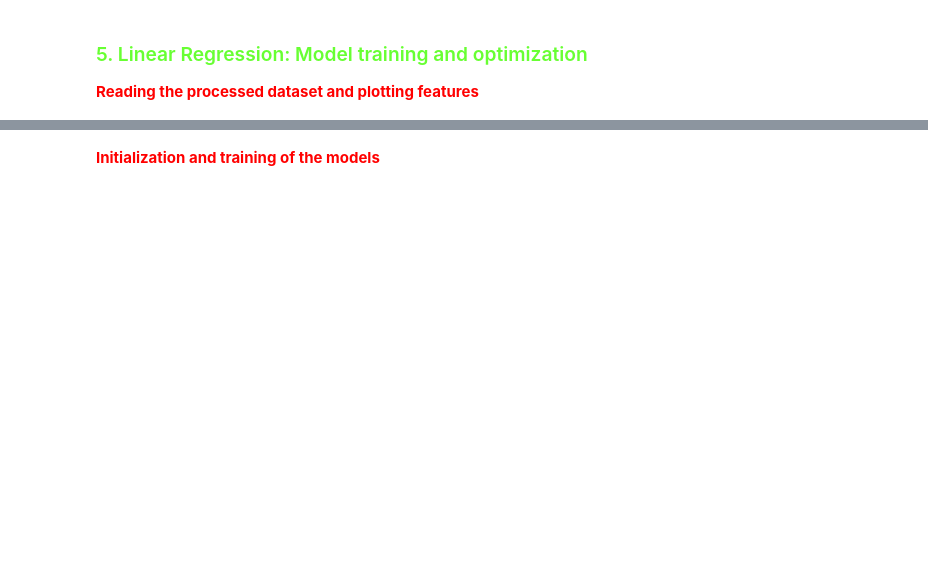
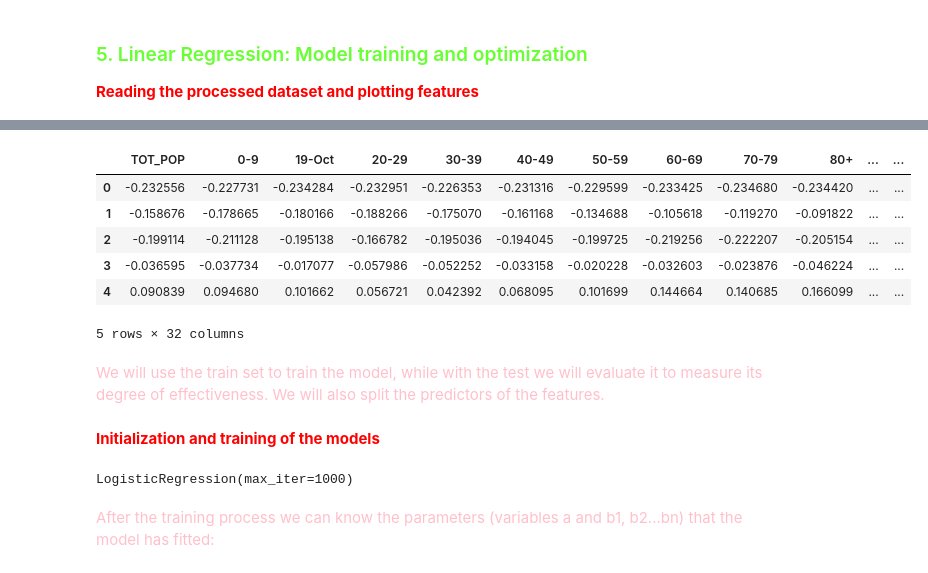
Before and after one commit to dorianDraper/Regularized-Linear-model, a Jupyter notebook: src/explore.ipynb, the cells around one changed output, grey strips where cells are left out. Saved outputs shown, nothing was run; the diff lists cells and outputs as text; code cells hidden in the pictures; blank space fills up the shorter version.

```diff
--- a/src/explore.ipynb
+++ b/src/explore.ipynb
@@ -32,0 +136,14 @@
+# %%
+train_data = pd.read_csv('C:/Users/Jorge Payà/Desktop/4Geeks/DSML Bootcamp/Projects/Regularized-Linear-model/data/processed/clean_train.csv')
+test_data = pd.read_csv('C:/Users/Jorge Payà/Desktop/4Geeks/DSML Bootcamp/Projects/Regularized-Linear-model/data/processed/clean_test.csv')
+train_data.head()
+# %% [output]
+|  | TOT_POP | 0-9 | 19-Oct | 20-29 | 30-39 | 40-49 | 50-59 | 60-69 | 70-79 | 80+ | ... | ... |
+| 0 | -0.232556 | -0.227731 | -0.234284 | -0.232951 | -0.226353 | -0.231316 | -0.229599 | -0.233425 | -0.234680 | -0.234420 | ... | ... |
+| 1 | -0.158676 | -0.178665 | -0.180166 | -0.188266 | -0.175070 | -0.161168 | -0.134688 | -0.105618 | -0.119270 | -0.091822 | ... | ... |
+| 2 | -0.199114 | -0.211128 | -0.195138 | -0.166782 | -0.195036 | -0.194045 | -0.199725 | -0.219256 | -0.222207 | -0.205154 | ... | ... |
+| 3 | -0.036595 | -0.037734 | -0.017077 | -0.057986 | -0.052252 | -0.033158 | -0.020228 | -0.032603 | -0.023876 | -0.046224 | ... | ... |
+| 4 | 0.090839 | 0.094680 | 0.101662 | 0.056721 | 0.042392 | 0.068095 | 0.101699 | 0.144664 | 0.140685 | 0.166099 | ... | ... |
+5 rows × 32 columns
+# %% [markdown]
+<span style="color: pink">We will use the train set to train the model, while with the test we will evaluate it to measure its degree of effectiveness. We will also split the predictors of the features.</span>
@@ -33,2 +155,11 @@
 # %% [markdown]
 <strong><span style="color: red">Initialization and training of the models</span></strong>
+# %%
+from sklearn.linear_model import LogisticRegression
+
+model = LogisticRegression(max_iter=1000) # create a logistic regression model
+model.fit(X_train, y_train) # fit the model to the training data
+# %% [output]
+LogisticRegression(max_iter=1000)
+# %% [markdown]
+<span style="color: pink">After the training process we can know the parameters (variables a and b1, b2...bn) that the model has fitted:</span>
```
Also changed, not shown: parts of 26 cells of this notebook, 5 other files.
